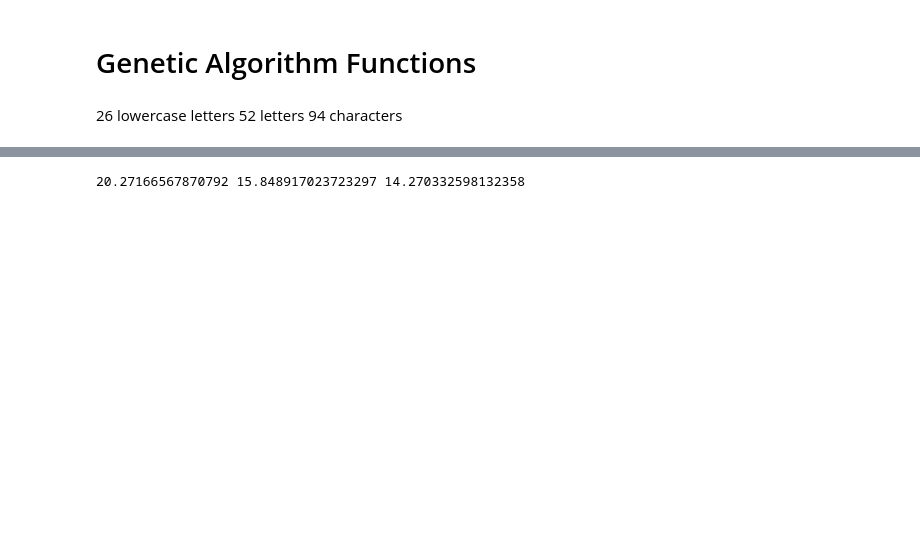
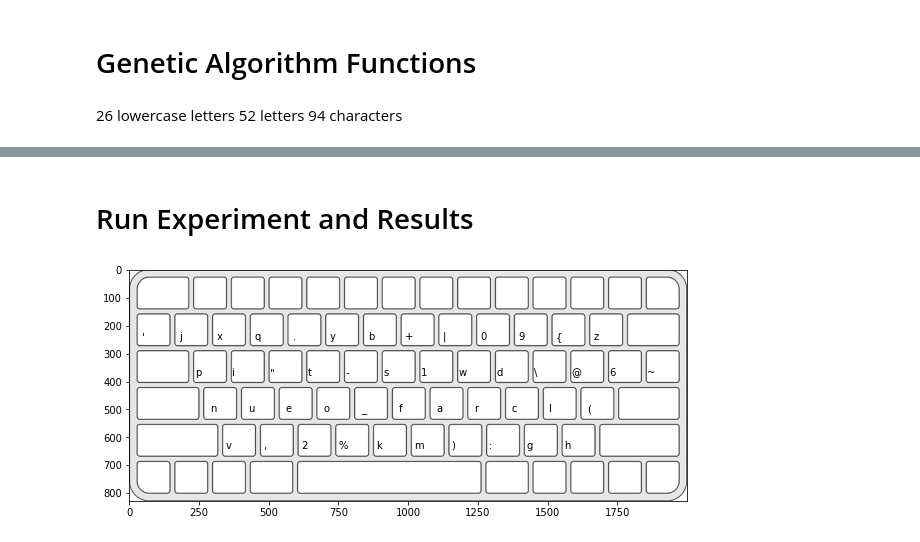
Before and after one commit to jmcsuite/Optimizacion_2, a Jupyter notebook: ProyectoFinal_KeyboardLayout/ObjectiveFunction.ipynb, the cells around one changed output, grey strips where cells are left out. Saved outputs shown, nothing was run; the diff lists cells and outputs as text; code cells hidden in the pictures; blank space fills up the shorter version.

```diff
--- a/ProyectoFinal_KeyboardLayout/ObjectiveFunction.ipynb
+++ b/ProyectoFinal_KeyboardLayout/ObjectiveFunction.ipynb
@@ -270,7 +270,7 @@ def ObjectiveFunction(X, helper):
 # %%
 validChars = 'pPyYfFgGcCrRlLaAoOeEuUiIdDhHtTnNsSqQjJkKxXbBmMwWvVzZ$&[{}(=*)+]!#~%7531902468`;,./@\\:<>?^|-\'_"\t\n '
 allChars = dict(zip(validChars,np.arange(len(validChars))))
-charCountCSV = np.array(pd.read_csv('CharCount.csv').values)[:,2]
-pairCountCSV = np.array(pd.read_csv('PairCount.csv').values)[:,1:]
+charCountCSV = np.array(pd.read_csv('Dataset/CharCount.csv').values)[:,2]
+pairCountCSV = np.array(pd.read_csv('Dataset/PairCount.csv').values)[:,1:]
 # %%
 helper = FunctionHelper(allChars, charCountCSV, pairCountCSV)
@@ -434,10 +365,5 @@ def CrossOver(pa, pb, rng, allChars, validChars):
                 itExtra += 1
 
     return son
-# %%
-X1 = GenerateRandomIndividual(randGen, allChars, validChars)
-X2 = GenerateRandomIndividual(randGen,allChars, validChars)
-Y = CrossOver(X1, X2, randGen, allChars, validChars)
-print(ObjectiveFunction(X1, helper), ObjectiveFunction(X2, helper) ,ObjectiveFunction(Y, helper))
-# %% [output]
-20.27166567870792 15.848917023723297 14.270332598132358
+# %% [markdown]
+# Run Experiment and Results
@@ -443,0 +372,9 @@ print(ObjectiveFunction(X1, helper), ObjectiveFunction(X2, helper) ,ObjectiveFun
+# %%
+randGen = np.random.default_rng(226154)
+gen = GeneticOptimization(ObjectiveFunction, randGen, GenerateRandomIndividual, SwapMutation, CrossOver, allChars, validChars, helper = helper)
+sol = gen.solve(40, 1000, .8, .2, 30)
+sol
+# %%
+ImageLayout(sol['X'], False)
+# %% [output]
+[figure, added]
```
Also changed, not shown: parts of 22 cells of this notebook, 8 other files.
